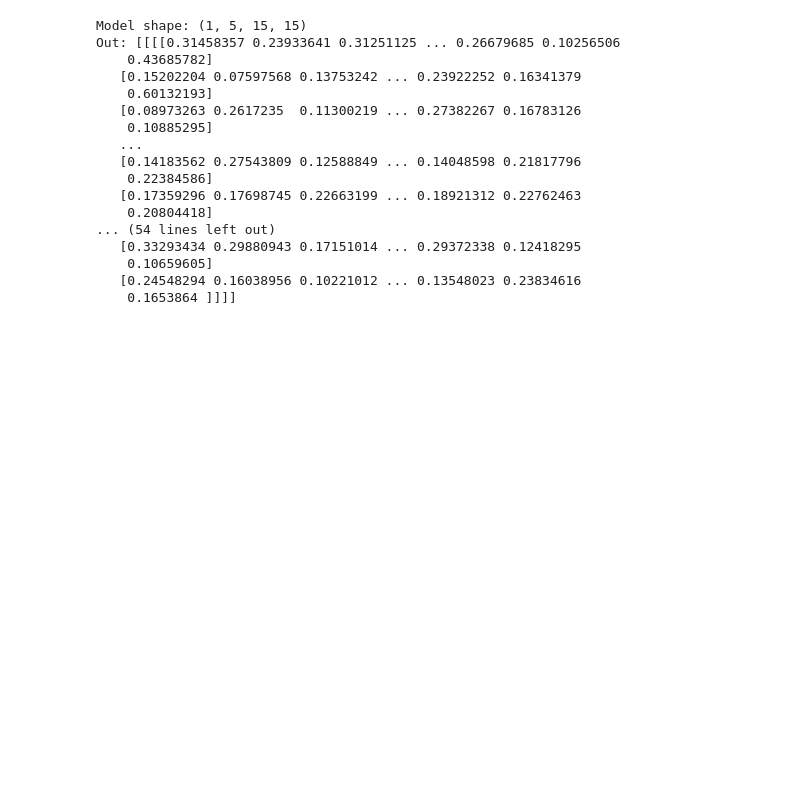
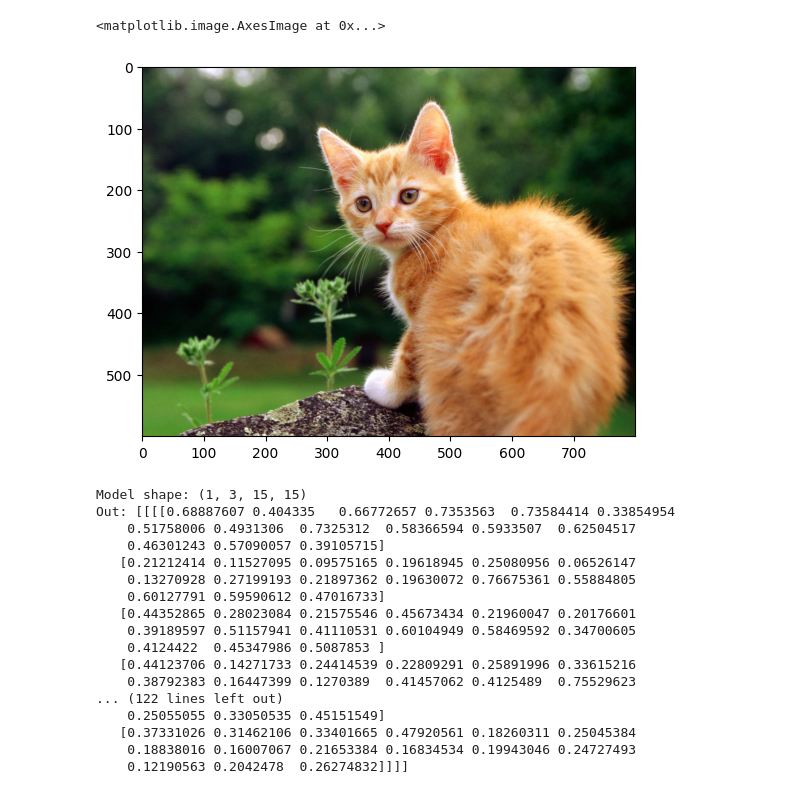
Before and after one commit to sh1rokovs/Computer_vision, a Jupyter notebook: Task 3/norm1.ipynb, the cells around one changed output. Saved outputs shown, nothing was run; the diff lists cells and outputs as text; code cells hidden in the pictures; blank space fills up the shorter version.

```diff
--- a/Task 3/norm1.ipynb
+++ b/Task 3/norm1.ipynb
@@ -112,28 +115,33 @@ class Model:
         x = self.max_pool(x)
         e_x = np.exp(x - np.max(x, axis=1))
         return e_x / np.sum(e_x, axis=1)
+# %%
+img = cv2.imread('kitty.jpg')
+plt.imshow(cv2.cvtColor(img, cv2.COLOR_BGR2RGB))
+# %% [output]
+<matplotlib.image.AxesImage at 0x...>
+[figure, added]
 # %%
-input_img = cv2.imread("kitty.jpg")
-input_img = cv2.resize(input_img, (32, 32)).reshape(1, 3, 32, 32)  # BxCxWxH
+img = cv2.resize(img, (32, 32)).reshape(1, 3, 32, 32)  # BxCxWxH
 Net = Model(stride=1)
-out = Net.model_forward(input_img)
+out = Net.model_forward(img)
 print(f'Model shape: {out.shape}')
 print(f'Out: {out}')
 # %% [output]
-Model shape: (1, 5, 15, 15)
-Out: [[[[0.31458357 0.23933641 0.31251125 ... 0.26679685 0.10256506
-    0.43685782]
-   [0.15202204 0.07597568 0.13753242 ... 0.23922252 0.16341379
-    0.60132193]
-   [0.08973263 0.2617235  0.11300219 ... 0.27382267 0.16783126
-    0.10885295]
-   ...
-   [0.14183562 0.27543809 0.12588849 ... 0.14048598 0.21817796
-    0.22384586]
-   [0.17359296 0.17698745 0.22663199 ... 0.18921312 0.22762463
-    0.20804418]
-... (54 lines left out)
-   [0.33293434 0.29880943 0.17151014 ... 0.29372338 0.12418295
-    0.10659605]
-   [0.24548294 0.16038956 0.10221012 ... 0.13548023 0.23834616
-    0.1653864 ]]]]
+Model shape: (1, 3, 15, 15)
+Out: [[[[0.68887607 0.404335   0.66772657 0.7353563  0.73584414 0.33854954
+    0.51758006 0.4931306  0.7325312  0.58366594 0.5933507  0.62504517
+    0.46301243 0.57090057 0.39105715]
+   [0.21212414 0.11527095 0.09575165 0.19618945 0.25080956 0.06526147
+    0.13270928 0.27199193 0.21897362 0.19630072 0.76675361 0.55884805
+    0.60127791 0.59590612 0.47016733]
+   [0.44352865 0.28023084 0.21575546 0.45673434 0.21960047 0.20176601
+    0.39189597 0.51157941 0.41110531 0.60104949 0.58469592 0.34700605
+    0.4124422  0.45347986 0.5087853 ]
+   [0.44123706 0.14271733 0.24414539 0.22809291 0.25891996 0.33615216
+    0.38792383 0.16447399 0.1270389  0.41457062 0.4125489  0.75529623
+... (122 lines left out)
+    0.25055055 0.33050535 0.45151549]
+   [0.37331026 0.31462106 0.33401665 0.47920561 0.18260311 0.25045384
+    0.18838016 0.16007067 0.21653384 0.16834534 0.19943046 0.24727493
+    0.12190563 0.2042478  0.26274832]]]]
```
Also changed, not shown: parts of 3 cells of this notebook, 1 other file.
